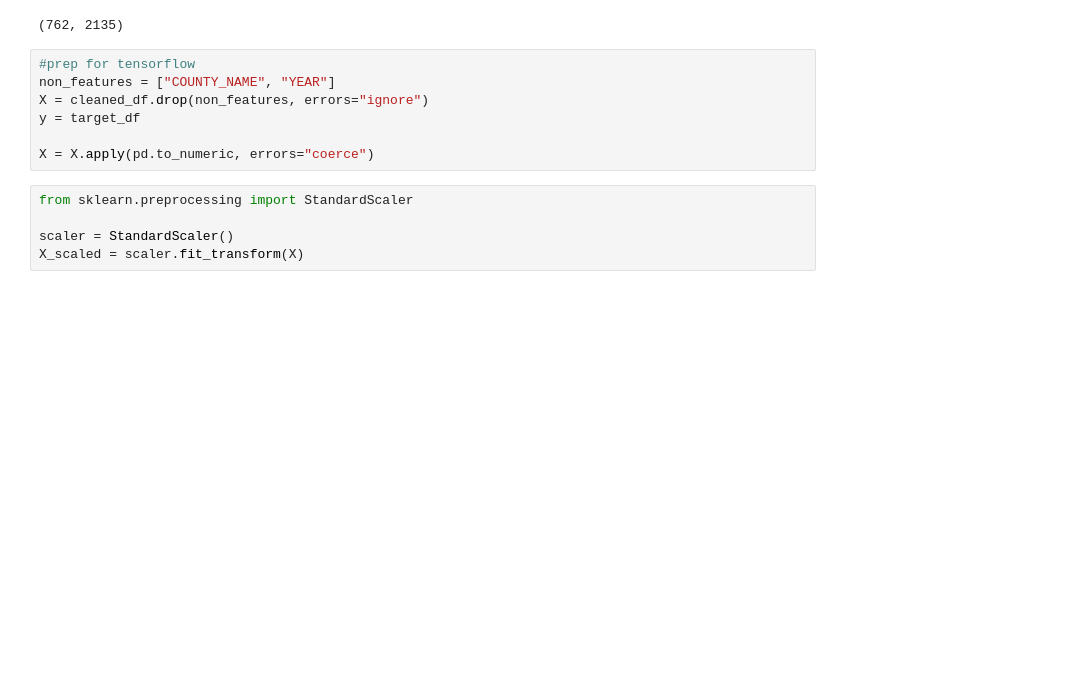
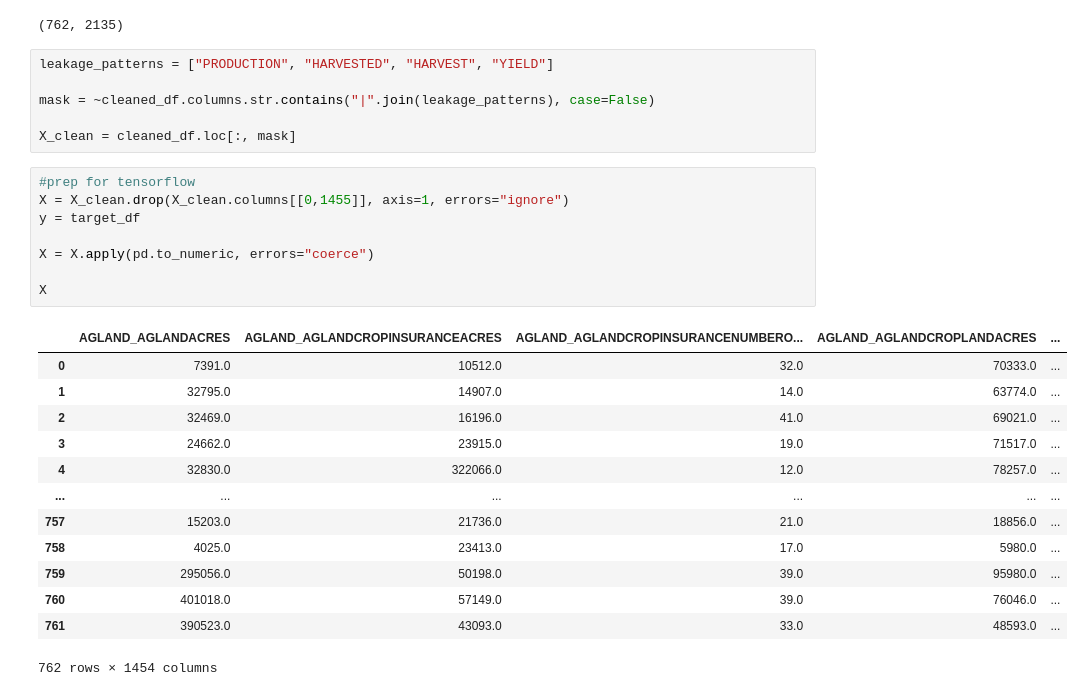
Before and after one commit to StephenC959/AGCensusPrediction, a Jupyter notebook: models/NeuralNetImproved.ipynb, the cells around one changed output. Saved outputs shown, nothing was run; the diff lists cells and outputs as text; blank space fills up the shorter version.

```diff
--- a/models/NeuralNetImproved.ipynb
+++ b/models/NeuralNetImproved.ipynb
@@ -61,15 +62,31 @@ cleaned_df.drop(target_df.columns, axis=1, inplace=True)
 cleaned_df.shape
 # %% [output]
 (762, 2135)
+# %%
+leakage_patterns = ["PRODUCTION", "HARVESTED", "HARVEST", "YIELD"]
+
+mask = ~cleaned_df.columns.str.contains("|".join(leakage_patterns), case=False)
+
+X_clean = cleaned_df.loc[:, mask]
 # %%
 #prep for tensorflow
-non_features = ["COUNTY_NAME", "YEAR"]
-X = cleaned_df.drop(non_features, errors="ignore")
+X = X_clean.drop(X_clean.columns[[0,1455]], axis=1, errors="ignore")
 y = target_df
 
 X = X.apply(pd.to_numeric, errors="coerce")
+
+X
+# %% [output]
+|  | AGLAND_AGLANDACRES | AGLAND_AGLANDCROPINSURANCEACRES | AGLAND_AGLANDCROPINSURANCENUMBERO... | AGLAND_AGLANDCROPLANDACRES | ... |
+| 0 | 7391.0 | 10512.0 | 32.0 | 70333.0 | ... |
+| 1 | 32795.0 | 14907.0 | 14.0 | 63774.0 | ... |
+| 2 | 32469.0 | 16196.0 | 41.0 | 69021.0 | ... |
+| 3 | 24662.0 | 23915.0 | 19.0 | 71517.0 | ... |
+| 4 | 32830.0 | 322066.0 | 12.0 | 78257.0 | ... |
+| ... | ... | ... | ... | ... | ... |
+| 757 | 15203.0 | 21736.0 | 21.0 | 18856.0 | ... |
+| 758 | 4025.0 | 23413.0 | 17.0 | 5980.0 | ... |
+| 759 | 295056.0 | 50198.0 | 39.0 | 95980.0 | ... |
+| 760 | 401018.0 | 57149.0 | 39.0 | 76046.0 | ... |
+| 761 | 390523.0 | 43093.0 | 33.0 | 48593.0 | ... |
+762 rows × 1454 columns
-# %%
-from sklearn.preprocessing import StandardScaler
-
-scaler = StandardScaler()
-X_scaled = scaler.fit_transform(X)
```
Also changed, not shown: parts of 10 cells of this notebook, 3 other files.
